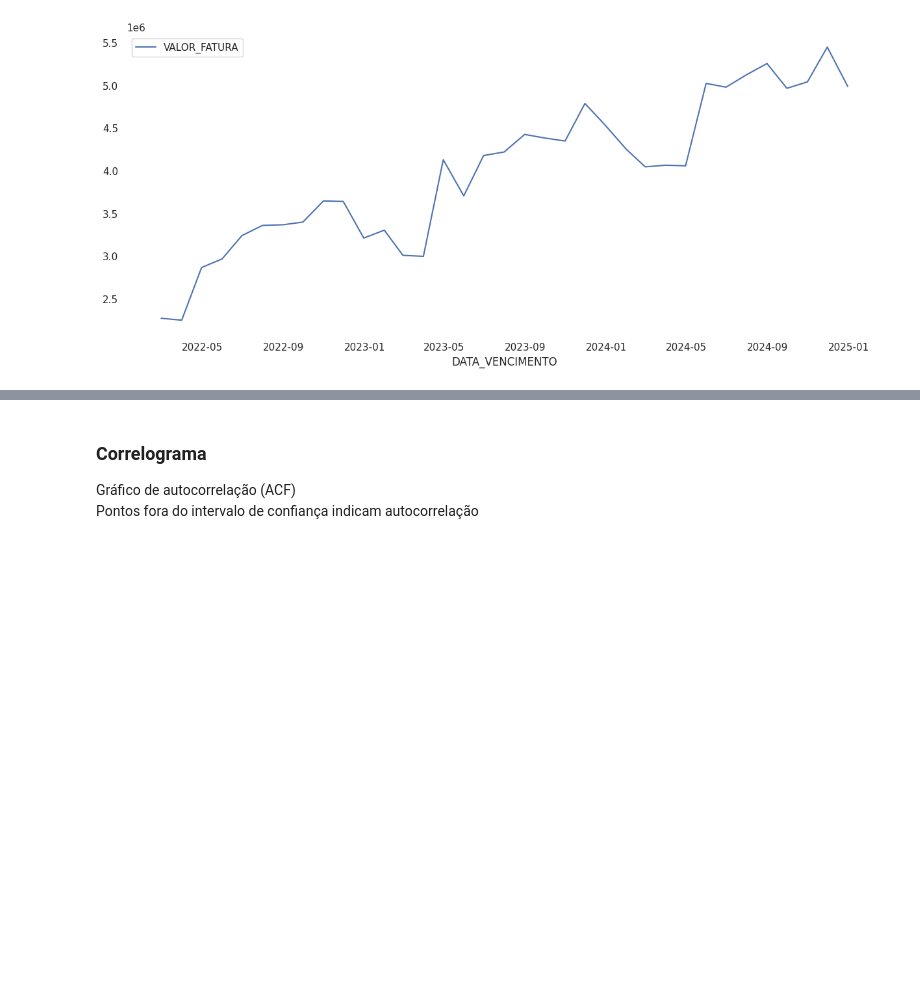
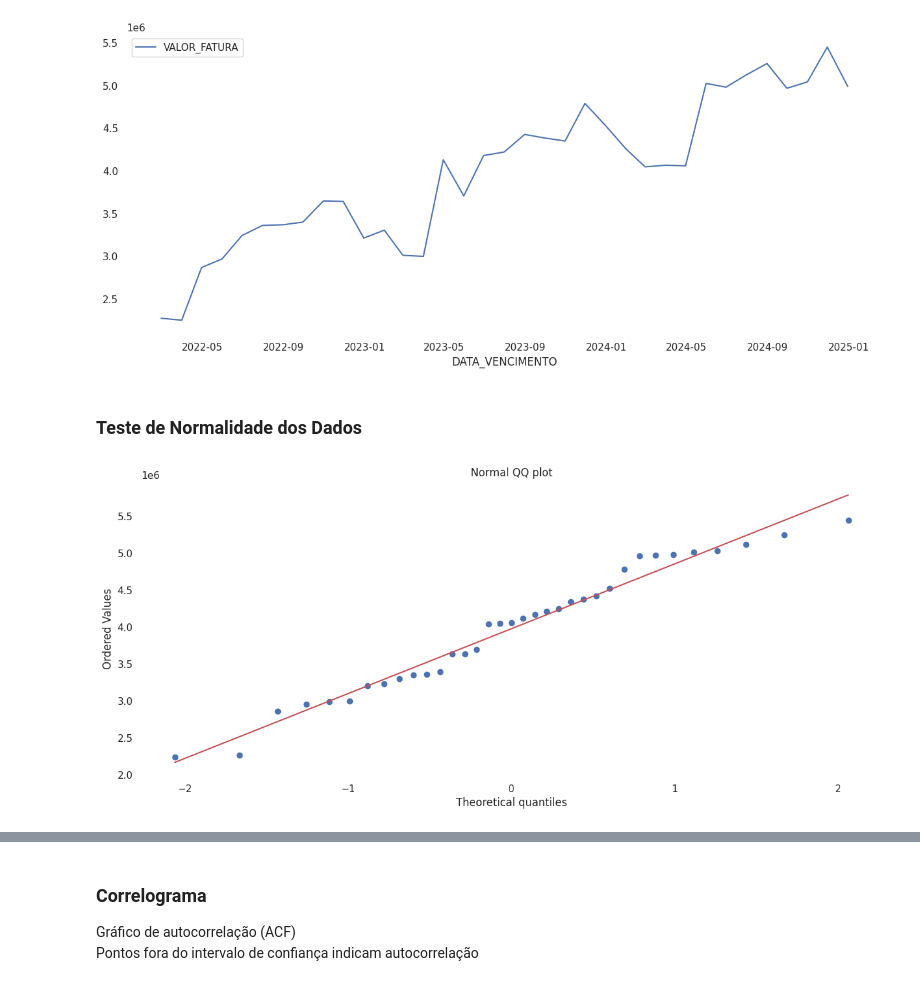
Before and after one commit to redsonlopez/forecast_water, a Jupyter notebook: notebooks/models/forecast_water.ipynb, the cells around one changed output, grey strips where cells are left out. Drawn from its saved outputs; the diff is of its cells as text; code cells hidden in the pictures; blank space fills up the shorter version.

```diff
--- a/notebooks/models/forecast_water.ipynb
+++ b/notebooks/models/forecast_water.ipynb
@@ -48,3 +52,11 @@ df.head(3)
 sns.lineplot(df);
 # %% [output]
 [figure]
+# %% [markdown]
+### Teste de Normalidade dos Dados
+# %%
+stats.probplot(df["VALOR_FATURA"], dist="norm", plot=plt)
+plt.title("Normal QQ plot")
+plt.show()
+# %% [output]
+[figure, added]
```
Also changed, not shown: parts of 23 cells of this notebook.
